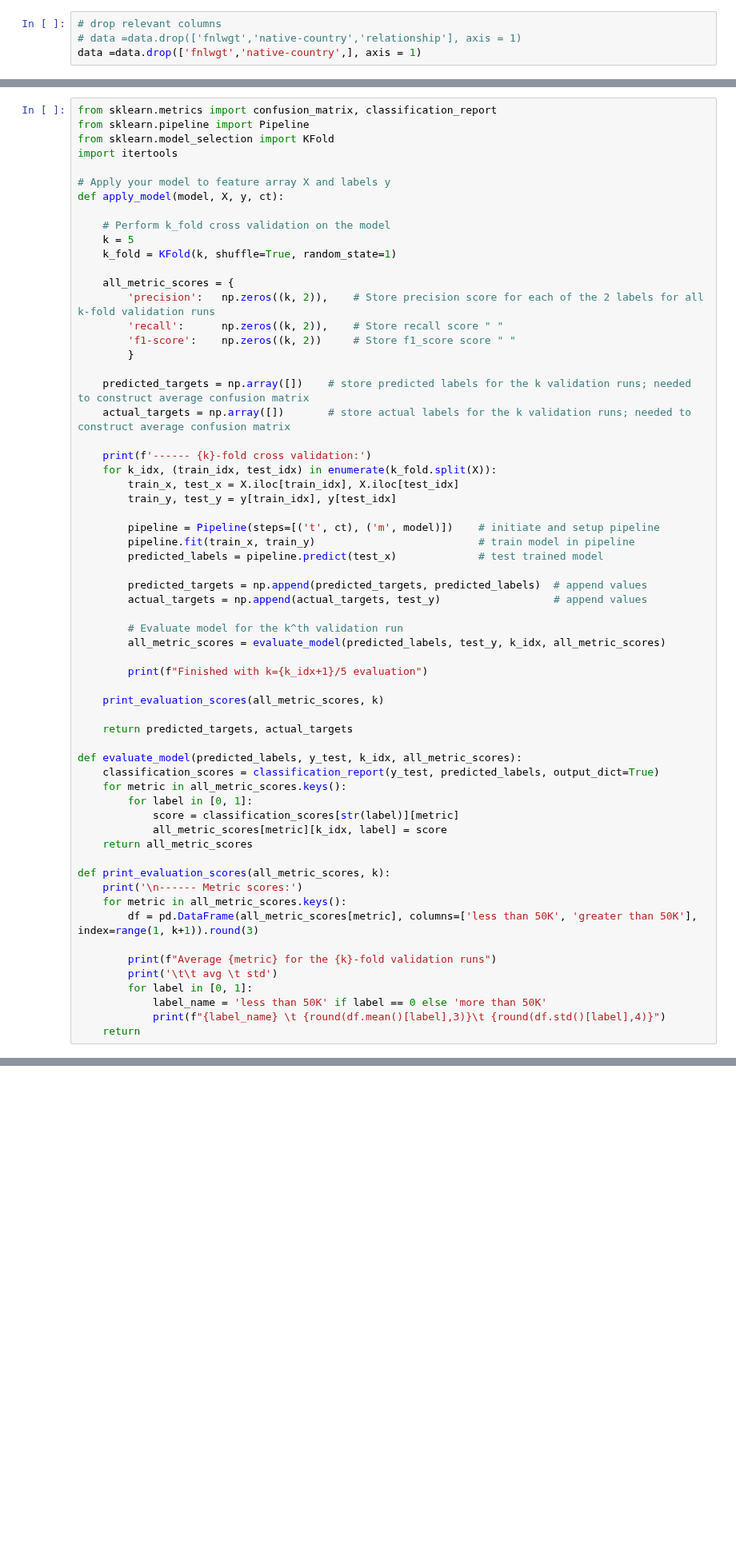
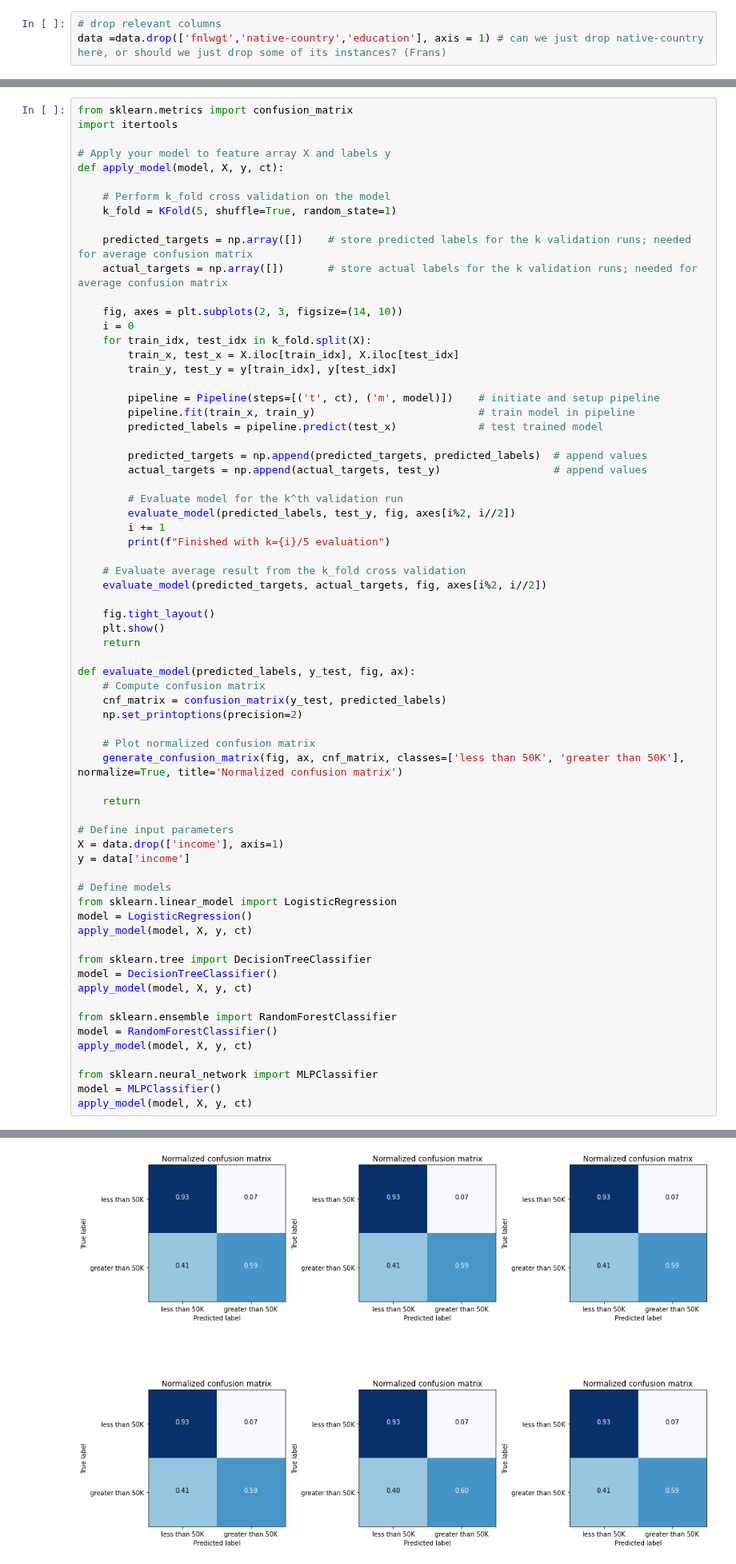
Before and after one commit to tamarvooijs/Applied-Machine-Learning, a Jupyter notebook: Week5/Assignment5_part1.ipynb, the cells around one changed output, grey strips where cells are left out. Shown at 80% size. Cells and saved outputs as stored; diff of their text form; blank space fills up the shorter version.

```diff
--- a/Week5/Assignment5_part1.ipynb
+++ b/Week5/Assignment5_part1.ipynb
@@ -273,5 +250,4 @@ plt.show()
 3. From the chi-test for categorical data, we can further validate that all remain categorical features are not related to each other.
 # %%
 # drop relevant columns
-# data =data.drop(['fnlwgt','native-country','relationship'], axis = 1)
-data =data.drop(['fnlwgt','native-country',], axis = 1)
+data =data.drop(['fnlwgt','native-country','education'], axis = 1) # can we just drop native-country here, or should we just drop some of its instances? (Frans)
@@ -297,27 +332,19 @@ Finally, it should be noted that the confusion matrices are constructed by combi
 # %%
-from sklearn.metrics import confusion_matrix, classification_report
-from sklearn.pipeline import Pipeline
-from sklearn.model_selection import KFold
+from sklearn.metrics import confusion_matrix
 import itertools
 
 # Apply your model to feature array X and labels y
 def apply_model(model, X, y, ct):
 
     # Perform k_fold cross validation on the model
-    k = 5
-    k_fold = KFold(k, shuffle=True, random_state=1)
+    k_fold = KFold(5, shuffle=True, random_state=1)
 
-    all_metric_scores = {
-        'precision':   np.zeros((k, 2)),    # Store precision score for each of the 2 labels for all k-fold validation runs
-        'recall':      np.zeros((k, 2)),    # Store recall score " "
-        'f1-score':    np.zeros((k, 2))     # Store f1_score score " "
-        }
+    predicted_targets = np.array([])    # store predicted labels for the k validation runs; needed for average confusion matrix
+    actual_targets = np.array([])       # store actual labels for the k validation runs; needed for average confusion matrix
 
-    predicted_targets = np.array([])    # store predicted labels for the k validation runs; needed to construct average confusion matrix
-    actual_targets = np.array([])       # store actual labels for the k validation runs; needed to construct average confusion matrix
-
-    print(f'------ {k}-fold cross validation:')
-    for k_idx, (train_idx, test_idx) in enumerate(k_fold.split(X)):
+    fig, axes = plt.subplots(2, 3, figsize=(14, 10))
+    i = 0
+    for train_idx, test_idx in k_fold.split(X):
         train_x, test_x = X.iloc[train_idx], X.iloc[test_idx]
         train_y, test_y = y[train_idx], y[test_idx]
 
@@ -329,30 +356,45 @@ def apply_model(model, X, y, ct):
         actual_targets = np.append(actual_targets, test_y)                  # append values
 
         # Evaluate model for the k^th validation run
-        all_metric_scores = evaluate_model(predicted_labels, test_y, k_idx, all_metric_scores)
+        evaluate_model(predicted_labels, test_y, fig, axes[i%2, i//2])
+        i += 1
+        print(f"Finished with k={i}/5 evaluation")
 
-        print(f"Finished with k={k_idx+1}/5 evaluation")
+    # Evaluate average result from the k_fold cross validation
+    evaluate_model(predicted_targets, actual_targets, fig, axes[i%2, i//2])
 
-    print_evaluation_scores(all_metric_scores, k)
+    fig.tight_layout()
+    plt.show()
+    return
 
-    return predicted_targets, actual_targets
+def evaluate_model(predicted_labels, y_test, fig, ax):
+    # Compute confusion matrix
+    cnf_matrix = confusion_matrix(y_test, predicted_labels)
+    np.set_printoptions(precision=2)
 
-def evaluate_model(predicted_labels, y_test, k_idx, all_metric_scores):
-    classification_scores = classification_report(y_test, predicted_labels, output_dict=True)
-    for metric in all_metric_scores.keys():
-        for label in [0, 1]:
-            score = classification_scores[str(label)][metric]
-            all_metric_scores[metric][k_idx, label] = score
-    return all_metric_scores
+    # Plot normalized confusion matrix
+    generate_confusion_matrix(fig, ax, cnf_matrix, classes=['less than 50K', 'greater than 50K'], normalize=True, title='Normalized confusion matrix')
 
-def print_evaluation_scores(all_metric_scores, k):
-    print('\n------ Metric scores:')
-    for metric in all_metric_scores.keys():
-        df = pd.DataFrame(all_metric_scores[metric], columns=['less than 50K', 'greater than 50K'], index=range(1, k+1)).round(3)
+    return
 
-        print(f"Average {metric} for the {k}-fold validation runs")
-        print('\t\t avg \t std')
-        for label in [0, 1]:
-            label_name = 'less than 50K' if label == 0 else 'more than 50K'
-            print(f"{label_name} \t {round(df.mean()[label],3)}\t {round(df.std()[label],4)}")
-    return
+# Define input parameters
+X = data.drop(['income'], axis=1)
+y = data['income']
+
+# Define models
+from sklearn.linear_model import LogisticRegression
+model = LogisticRegression()
+apply_model(model, X, y, ct)
+
+from sklearn.tree import DecisionTreeClassifier
+model = DecisionTreeClassifier()
+apply_model(model, X, y, ct)
+
+from sklearn.ensemble import RandomForestClassifier
+model = RandomForestClassifier()
+apply_model(model, X, y, ct)
+
+from sklearn.neural_network import MLPClassifier
+model = MLPClassifier()
+apply_model(model, X, y, ct)
+# %% [output]
@@ -358,0 +406 @@ def print_evaluation_scores(all_metric_scores, k):
+[figure, added]
```
Also changed, not shown: parts of 16 cells of this notebook.
